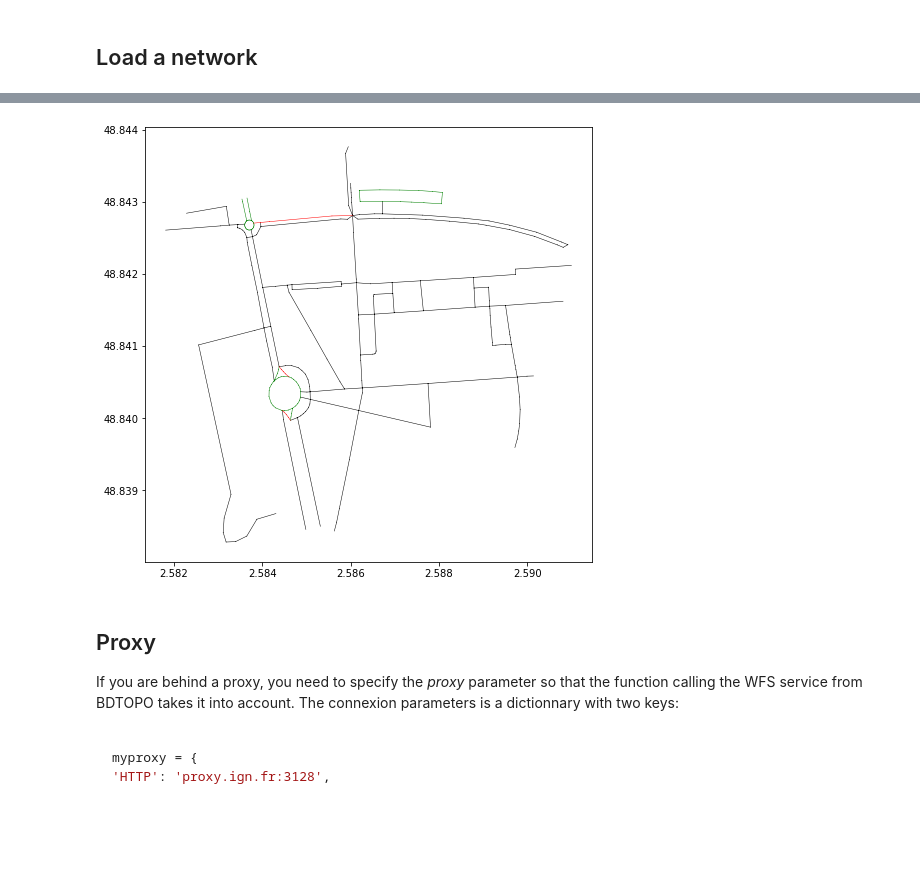
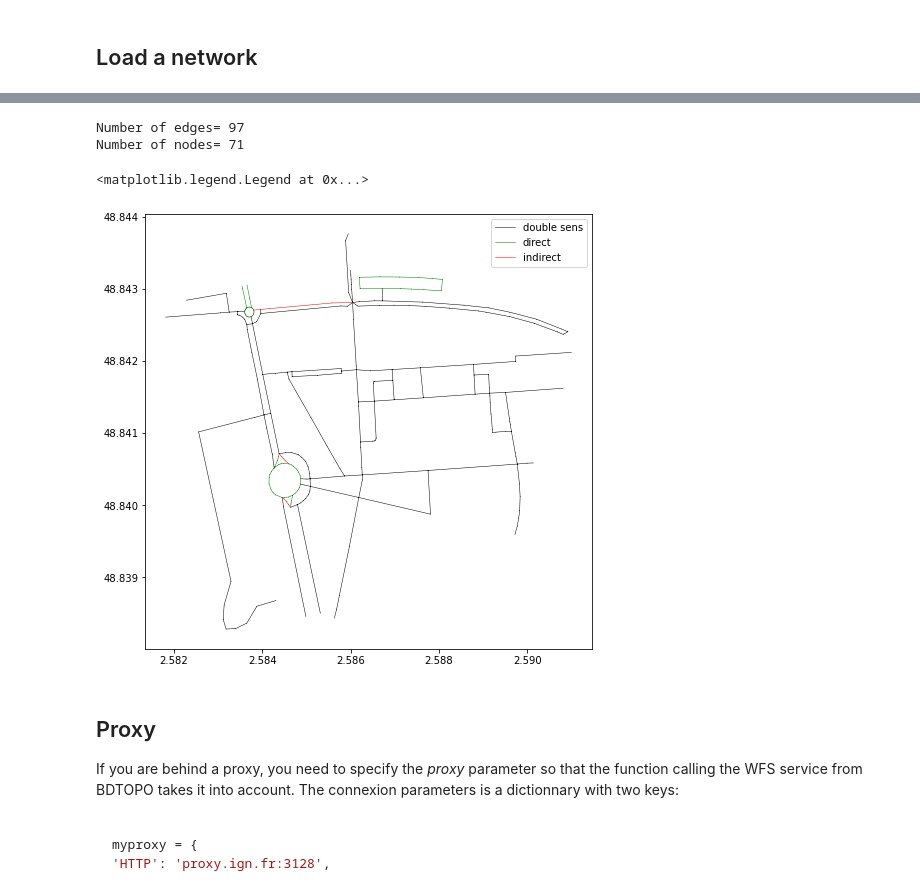
Before and after one commit to umrlastig/tracklib, a Jupyter notebook: doc/source/userguide/UG_IO_BDTOPO.ipynb, the cells around one changed output, grey strips where cells are left out. Cells and saved outputs as stored; diff of their text form; code cells hidden in the pictures; blank space fills up the shorter version.

```diff
--- a/doc/source/userguide/UG_IO_BDTOPO.ipynb
+++ b/doc/source/userguide/UG_IO_BDTOPO.ipynb
@@ -61,4 +62,5 @@ plt.figure(figsize=(8, 8))
 network.plot('k-', '', 'g-', 'r-', 0.5, plt)
 print ('Number of edges=', len(network.EDGES))
 print ('Number of nodes=', len(network.NODES))
+plt.legend()
 # %% [output]
@@ -72,4 +73,7 @@ Number of nodes= 71
+Number of edges= 97
+Number of nodes= 71
+<matplotlib.legend.Legend at 0x...>
-[figure, old version]
+[figure, new version]
 # %% [markdown]
 ## Proxy
 
```
Also changed, not shown: parts of 3 cells of this notebook.
